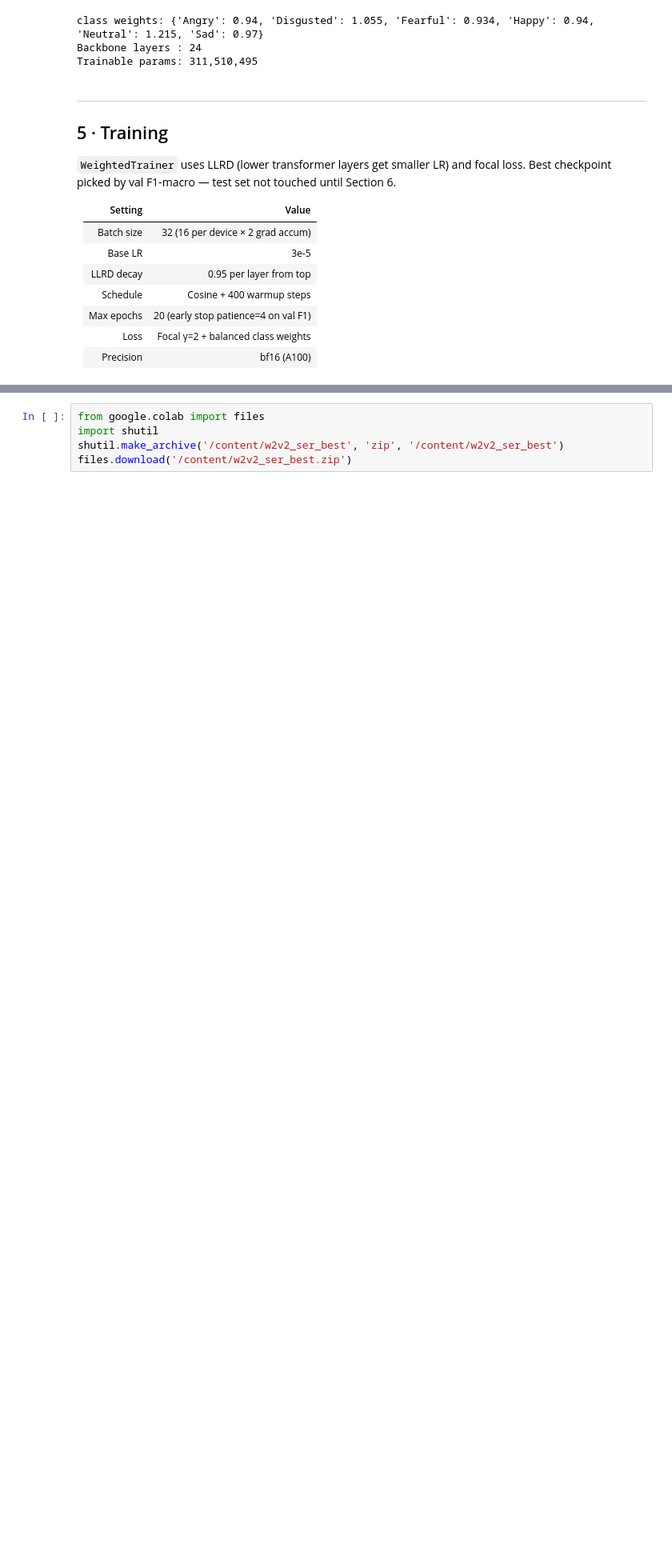
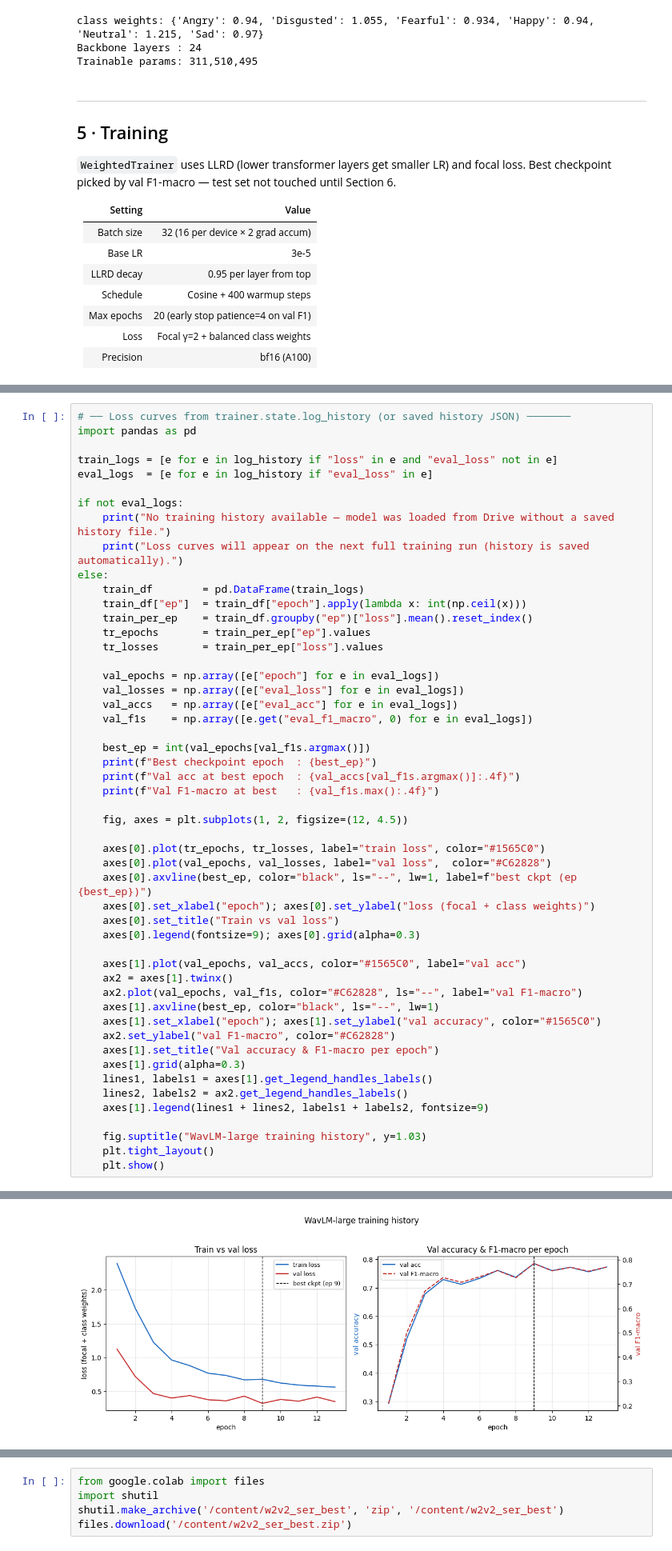
Before and after one commit to ethan27625/Group-1---Capstone, a Jupyter notebook: Notebooks/wav2vec2f.ipynb, the cells around one changed output, grey strips where cells are left out. Shown at 80% size. Drawn from its saved outputs; the diff is of its cells as text; blank space fills up the shorter version.

```diff
--- a/Notebooks/wav2vec2f.ipynb
+++ b/Notebooks/wav2vec2f.ipynb
@@ -489,0 +534,52 @@ TrainOutput(global_step=2678, training_loss=0.9297979289333352, metrics={'train_
+# %%
+# ── Loss curves from trainer.state.log_history (or saved history JSON) ───────
+import pandas as pd
+
+train_logs = [e for e in log_history if "loss" in e and "eval_loss" not in e]
+eval_logs  = [e for e in log_history if "eval_loss" in e]
+
+if not eval_logs:
+    print("No training history available — model was loaded from Drive without a saved history file.")
+    print("Loss curves will appear on the next full training run (history is saved automatically).")
+else:
+    train_df        = pd.DataFrame(train_logs)
+    train_df["ep"]  = train_df["epoch"].apply(lambda x: int(np.ceil(x)))
+    train_per_ep    = train_df.groupby("ep")["loss"].mean().reset_index()
+    tr_epochs       = train_per_ep["ep"].values
+    tr_losses       = train_per_ep["loss"].values
+
+    val_epochs = np.array([e["epoch"] for e in eval_logs])
+    val_losses = np.array([e["eval_loss"] for e in eval_logs])
+    val_accs   = np.array([e["eval_acc"] for e in eval_logs])
+    val_f1s    = np.array([e.get("eval_f1_macro", 0) for e in eval_logs])
+
+    best_ep = int(val_epochs[val_f1s.argmax()])
+    print(f"Best checkpoint epoch  : {best_ep}")
+    print(f"Val acc at best epoch  : {val_accs[val_f1s.argmax()]:.4f}")
+    print(f"Val F1-macro at best   : {val_f1s.max():.4f}")
+
+    fig, axes = plt.subplots(1, 2, figsize=(12, 4.5))
+
+    axes[0].plot(tr_epochs, tr_losses, label="train loss", color="#1565C0")
+    axes[0].plot(val_epochs, val_losses, label="val loss",  color="#C62828")
+    axes[0].axvline(best_ep, color="black", ls="--", lw=1, label=f"best ckpt (ep {best_ep})")
+    axes[0].set_xlabel("epoch"); axes[0].set_ylabel("loss (focal + class weights)")
+    axes[0].set_title("Train vs val loss")
+    axes[0].legend(fontsize=9); axes[0].grid(alpha=0.3)
+
+    axes[1].plot(val_epochs, val_accs, color="#1565C0", label="val acc")
+    ax2 = axes[1].twinx()
+    ax2.plot(val_epochs, val_f1s, color="#C62828", ls="--", label="val F1-macro")
+    axes[1].axvline(best_ep, color="black", ls="--", lw=1)
+    axes[1].set_xlabel("epoch"); axes[1].set_ylabel("val accuracy", color="#1565C0")
+    ax2.set_ylabel("val F1-macro", color="#C62828")
+    axes[1].set_title("Val accuracy & F1-macro per epoch")
+    axes[1].grid(alpha=0.3)
+    lines1, labels1 = axes[1].get_legend_handles_labels()
+    lines2, labels2 = ax2.get_legend_handles_labels()
+    axes[1].legend(lines1 + lines2, labels1 + labels2, fontsize=9)
+
+    fig.suptitle("WavLM-large training history", y=1.03)
+    plt.tight_layout()
+    plt.show()
+# %% [output]
@@ -489,0 +589 @@ TrainOutput(global_step=2678, training_loss=0.9297979289333352, metrics={'train_
+[figure, added]
```
Also changed, not shown: parts of 12 cells of this notebook, 4 other files.
